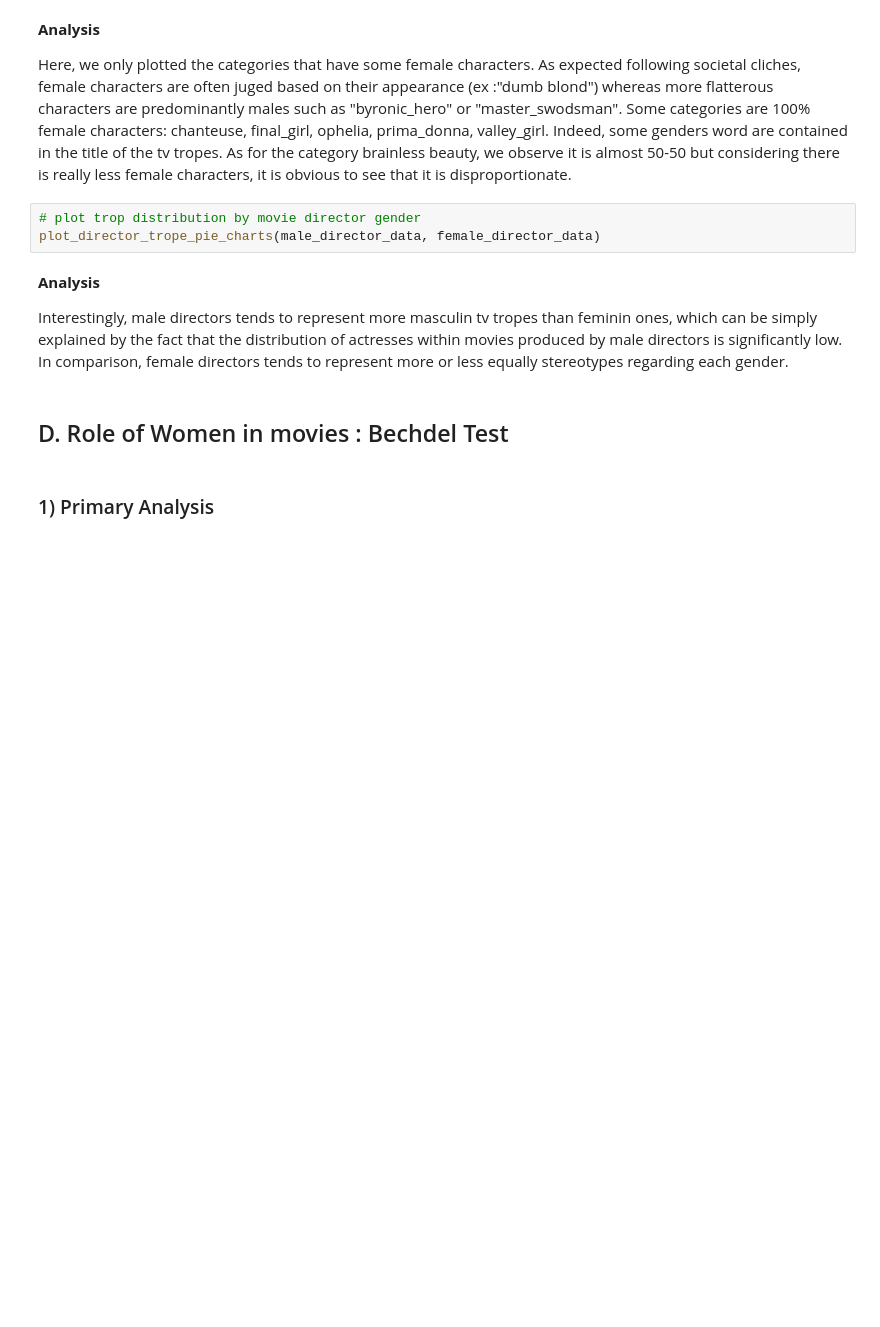
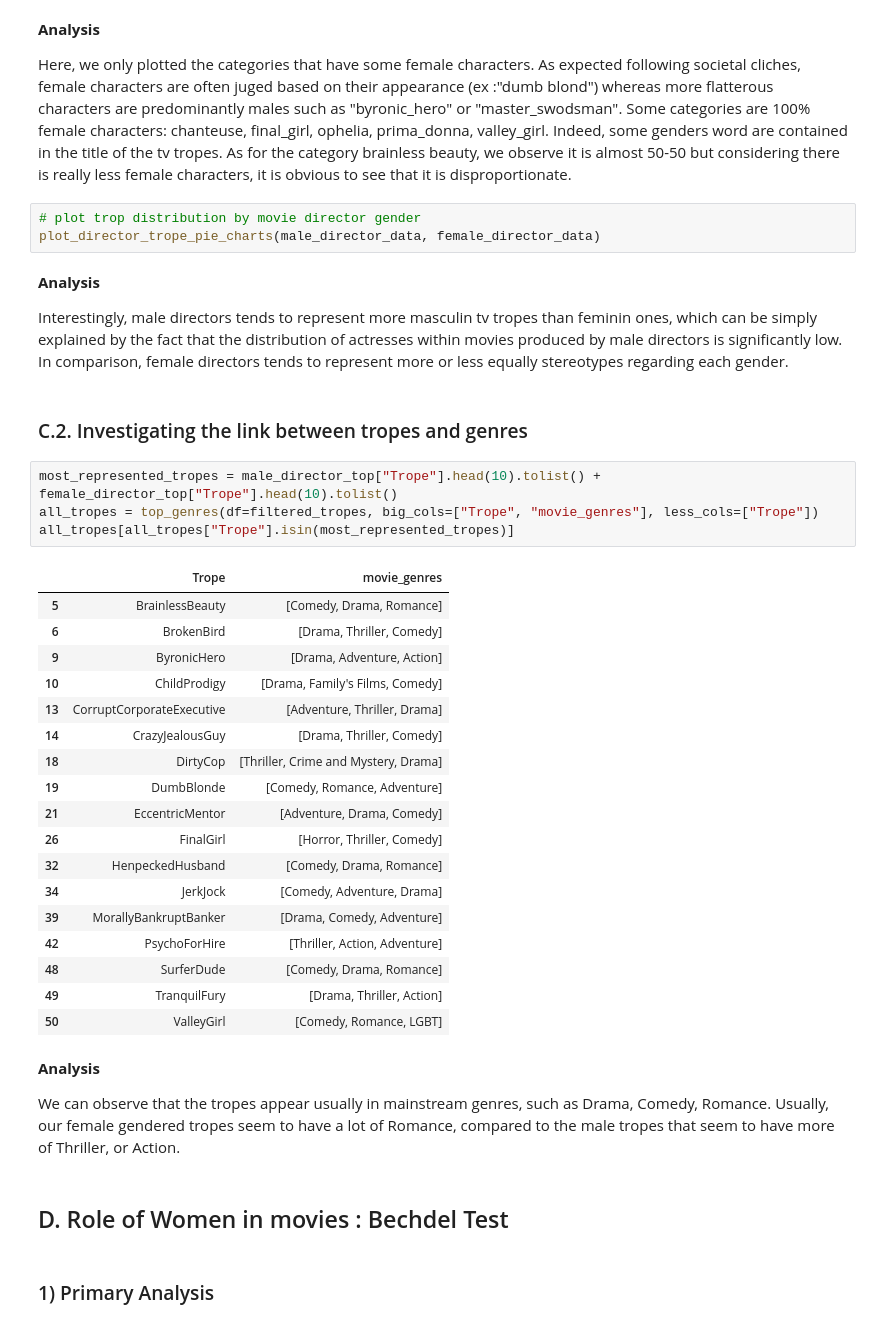
Before and after one commit to epfl-ada/ada-2024-project-adapocalypse, a Jupyter notebook: results.ipynb, the cells around one changed output. Saved outputs shown, nothing was run; the diff lists cells and outputs as text; blank space fills up the shorter version.

Commit message:
adding top genres in results

```diff
--- a/results.ipynb
+++ b/results.ipynb
@@ -337,6 +303,35 @@ plot_director_trope_pie_charts(male_director_data, female_director_data)
 **Analysis**
 
 Interestingly, male directors tends to represent more masculin tv tropes than feminin ones, which can be simply explained by the fact that the distribution of actresses within movies produced by male directors is significantly low. In comparison, female directors tends to represent more or less equally stereotypes regarding each gender.
+# %% [markdown]
+### C.2. Investigating the link between tropes and genres
+# %%
+most_represented_tropes = male_director_top["Trope"].head(10).tolist() + female_director_top["Trope"].head(10).tolist()
+all_tropes = top_genres(df=filtered_tropes, big_cols=["Trope", "movie_genres"], less_cols=["Trope"])
+all_tropes[all_tropes["Trope"].isin(most_represented_tropes)]
+# %% [output]
+|  | Trope | movie_genres |
+| 5 | BrainlessBeauty | [Comedy, Drama, Romance] |
+| 6 | BrokenBird | [Drama, Thriller, Comedy] |
+| 9 | ByronicHero | [Drama, Adventure, Action] |
+| 10 | ChildProdigy | [Drama, Family's Films, Comedy] |
+| 13 | CorruptCorporateExecutive | [Adventure, Thriller, Drama] |
+| 14 | CrazyJealousGuy | [Drama, Thriller, Comedy] |
+| 18 | DirtyCop | [Thriller, Crime and Mystery, Drama] |
+| 19 | DumbBlonde | [Comedy, Romance, Adventure] |
+| 21 | EccentricMentor | [Adventure, Drama, Comedy] |
+| 26 | FinalGirl | [Horror, Thriller, Comedy] |
+| 32 | HenpeckedHusband | [Comedy, Drama, Romance] |
+| 34 | JerkJock | [Comedy, Adventure, Drama] |
+| 39 | MorallyBankruptBanker | [Drama, Comedy, Adventure] |
+| 42 | PsychoForHire | [Thriller, Action, Adventure] |
+| 48 | SurferDude | [Comedy, Drama, Romance] |
+| 49 | TranquilFury | [Drama, Thriller, Action] |
+| 50 | ValleyGirl | [Comedy, Romance, LGBT] |
+# %% [markdown]
+**Analysis**
+
+We can observe that the tropes appear usually in mainstream genres, such as Drama, Comedy, Romance. Usually, our female gendered tropes seem to have a lot of Romance, compared to the male tropes that seem to have more of Thriller, or Action.
 # %% [markdown]
 ## D. Role of Women in movies : Bechdel Test
 # %% [markdown]
```
Also changed, not shown: parts of 6 cells of this notebook, 6 other files.
